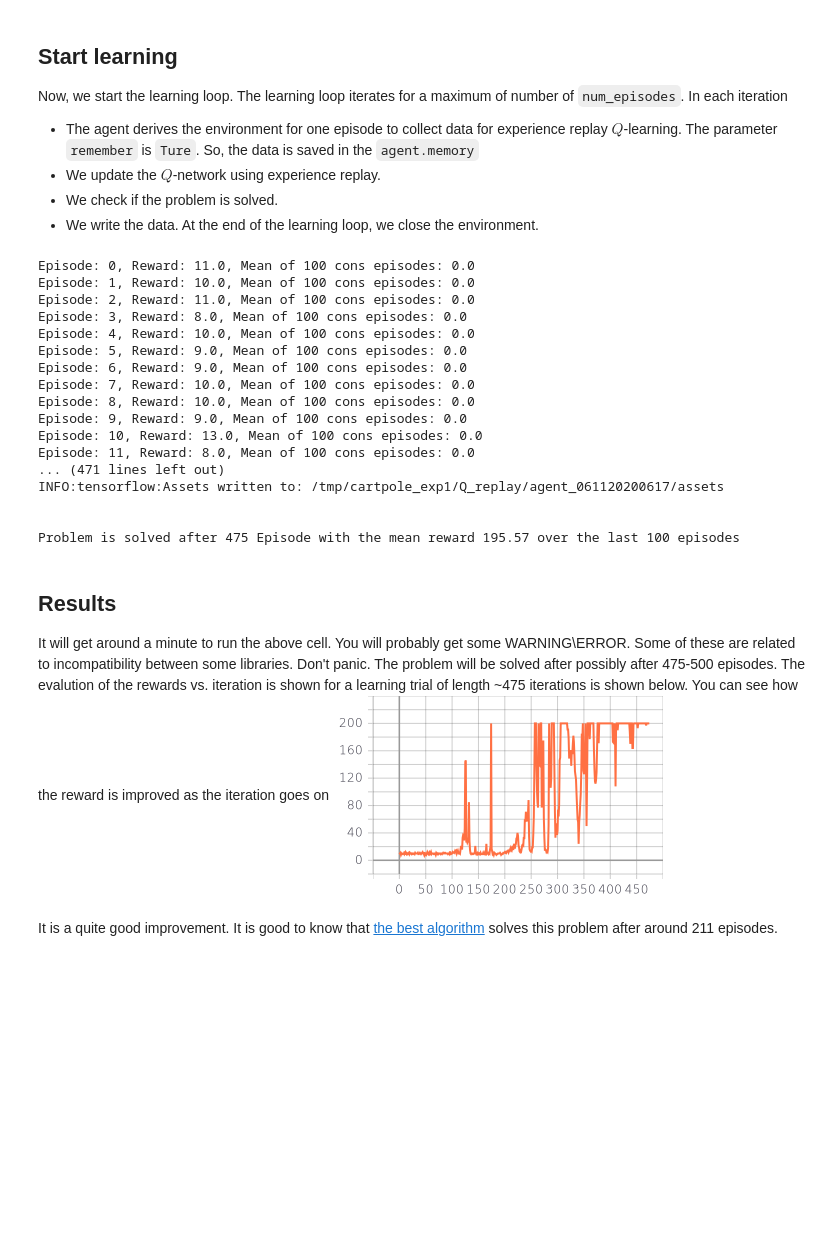
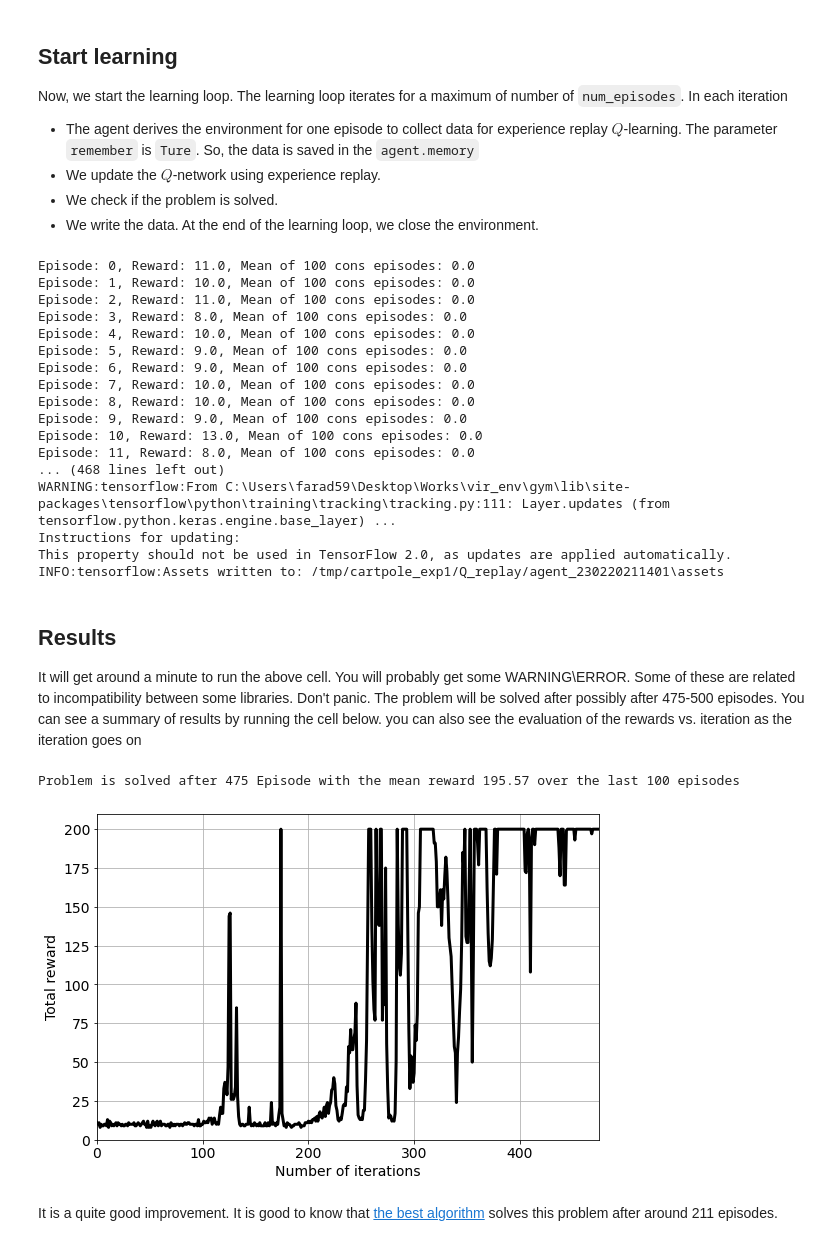
Before and after one commit to FarnazAdib/Crash_course_on_RL, a Jupyter notebook: replay_q_on_cartpole_notebook.ipynb, the cells around one changed output. Drawn from its saved outputs; the diff is of its cells as text; code cells hidden in the pictures; blank space fills up the shorter version.

```diff
--- a/replay_q_on_cartpole_notebook.ipynb
+++ b/replay_q_on_cartpole_notebook.ipynb
@@ -242,7 +228,7 @@ for episode in range(agent_par['num_episodes']):
     tot_rews.append(tot_reward)
     print(f"Episode: {episode}, Reward: {tot_reward}, Mean of 100 cons episodes: {mean_100ep}")
     if mean_100ep > env_par['threshold']:
-        print(f"Problem solved after {episode} Episode with the mean reward {mean_100ep} over the last 100 episodes ")
+        print(f"Problem is solved")
         policy.network.save(agent_path)
         break
 
@@ -252,10 +238,6 @@ for episode in range(agent_par['num_episodes']):
 
 # Close the environment
 CP.env.close()
-
-# Print the summary of the solution
-if mean_100ep > env_par['threshold']:
-    print(f"\n\nProblem is solved after {episode} Episode with the mean reward {mean_100ep} over the last 100 episodes")
 # %% [output]
 Episode: 0, Reward: 11.0, Mean of 100 cons episodes: 0.0
 Episode: 1, Reward: 10.0, Mean of 100 cons episodes: 0.0
@@ -269,14 +251,25 @@ Episode: 8, Reward: 10.0, Mean of 100 cons episodes: 0.0
 Episode: 9, Reward: 9.0, Mean of 100 cons episodes: 0.0
 Episode: 10, Reward: 13.0, Mean of 100 cons episodes: 0.0
 Episode: 11, Reward: 8.0, Mean of 100 cons episodes: 0.0
-... (471 lines left out)
-INFO:tensorflow:Assets written to: /tmp/cartpole_exp1/Q_replay/agent_061120200617/assets
-
-
-Problem is solved after 475 Episode with the mean reward 195.57 over the last 100 episodes
+... (468 lines left out)
+WARNING:tensorflow:From C:\Users\farad59\Desktop\Works\vir_env\gym\lib\site-packages\tensorflow\python\training\tracking\tracking.py:111: Layer.updates (from tensorflow.python.keras.engine.base_layer) ...
+Instructions for updating:
+This property should not be used in TensorFlow 2.0, as updates are applied automatically.
+INFO:tensorflow:Assets written to: /tmp/cartpole_exp1/Q_replay/agent_230220211401\assets
 # %% [markdown]
 ## Results
-It will get around a minute to run the above cell. You will probably get some WARNING\ERROR. Some of these are related to incompatibility between some libraries. Don't panic. The problem will be solved after possibly after 475-500 episodes. The evalution of the rewards vs. iteration is shown for a learning trial of length ~475 iterations is shown below. You can see how the reward is improved as the iteration goes on
-![reward_replay_q.png](attachment:reward_replay_q.png)
+It will get around a minute to run the above cell. You will probably get some WARNING\ERROR. Some of these are related to incompatibility between some libraries. Don't panic. The problem will be solved after possibly after 475-500 episodes. You can see a summary of results by running the cell below. you can also see the evaluation of the rewards vs. iteration as the iteration goes on
+# %%
+# Print the results if the problem is solved
+if mean_100ep > env_par['threshold']:
+    # Print the summary of the solution
+    print(f"\n\nProblem is solved after {episode} Episode with the mean reward {mean_100ep} over the last 100 episodes")
+
+    # Plot the result
+    MyPlot = PLTLIB()
+    MyPlot.reward_it(tot_rews)
+# %% [output]
+Problem is solved after 475 Episode with the mean reward 195.57 over the last 100 episodes
+[figure, added]
 # %% [markdown]
 It is a quite good improvement. It is good to know that [the best algorithm](https://gym.openai.com/evaluations/eval_lEi8I8v2QLqEgzBxcvRIaA/) solves this problem after around 211 episodes.
```
Also changed, not shown: parts of 2 cells of this notebook, 15 other files.
